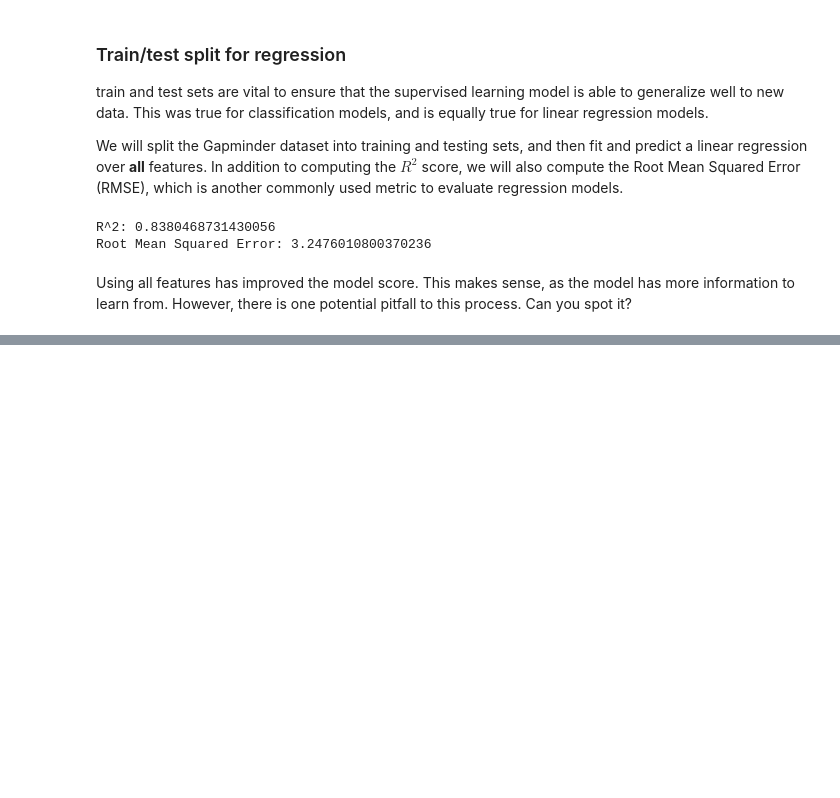
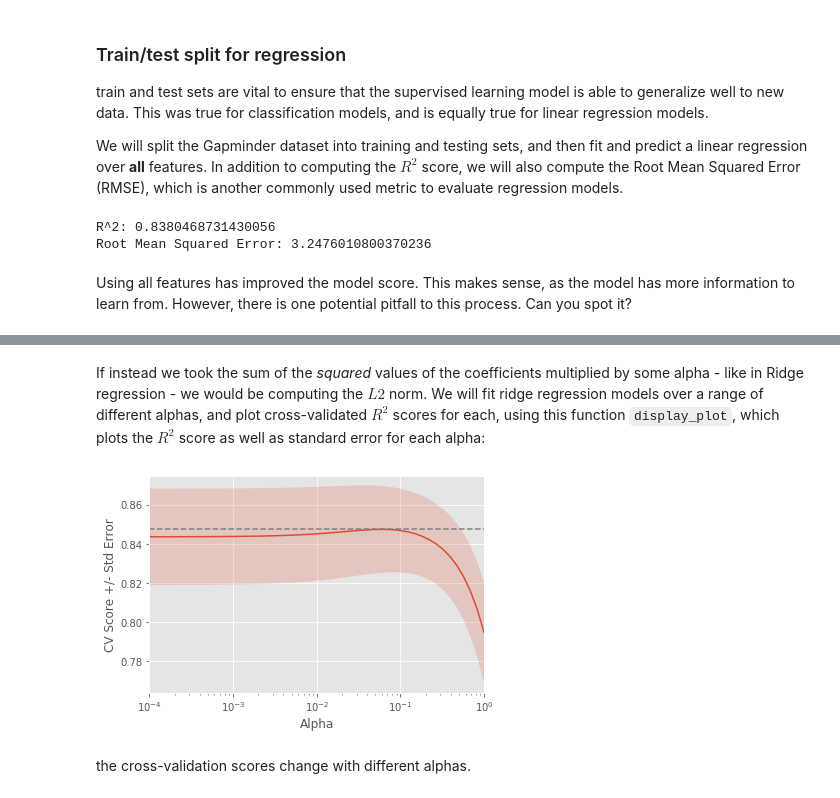
Before and after one commit to VictorOmondi1997/Supervised-Learning-with-scikit-learn, a Jupyter notebook: Supervised Learning with scikit-learn.ipynb, the cells around one changed output, grey strips where cells are left out. Saved outputs shown, nothing was run; the diff lists cells and outputs as text; code cells hidden in the pictures; blank space fills up the shorter version.

Commit message:
Fine-tuning model

```diff
--- a/Supervised Learning with scikit-learn.ipynb
+++ b/Supervised Learning with scikit-learn.ipynb
@@ -824,0 +996,48 @@ Using all features has improved the model score. This makes sense, as the model
+# %%
+def display_plot(cv_scores, cv_scores_std):
+    """plots the R^2 score as well as standard error for each alpha"""
+    fig = plt.figure()
+    ax = fig.add_subplot(1,1,1)
+    ax.plot(alpha_space_gapminder, cv_scores)
+
+    std_error = cv_scores_std / np.sqrt(10)
+
+    ax.fill_between(alpha_space_gapminder, cv_scores + std_error, cv_scores - std_error, alpha=0.2)
+    ax.set_ylabel('CV Score +/- Std Error')
+    ax.set_xlabel('Alpha')
+    ax.axhline(np.max(cv_scores), linestyle='--', color='.5')
+    ax.set_xlim([alpha_space_gapminder[0], alpha_space_gapminder[-1]])
+    ax.set_xscale('log')
+    plt.show()
+# %% [markdown]
+If instead we took the sum of the _squared_ values of the coefficients multiplied by some alpha - like in Ridge regression - we would be computing the $L2$ norm. We will fit ridge regression models over a range of different alphas, and plot cross-validated $R^2$ scores for each, using this function `display_plot`, which plots the $R^2$ score as well as standard error for each alpha:
+# %%
+# Setup the array of alphas and lists to store scores
+alpha_space_gapminder = np.logspace(-4, 0, 50)
+ridge_scores_gapminder = []
+ridge_scores_std_gapminder = []
+
+# Create a ridge regressor: ridge
+ridge_gapminder = Ridge(normalize=True)
+
+# Compute scores over range of alphas
+for alpha in alpha_space_gapminder:
+
+    # Specify the alpha value to use: ridge.alpha
+    ridge_gapminder.alpha = alpha
+
+    # Perform 10-fold CV: ridge_cv_scores
+    ridge_cv_scores_gapminder = cross_val_score(ridge_gapminder, X_gapminder, y_gapminder, cv=10)
+
+    # Append the mean of ridge_cv_scores to ridge_scores
+    ridge_scores_gapminder.append(np.mean(ridge_cv_scores_gapminder))
+
+    # Append the std of ridge_cv_scores to ridge_scores_std
+    ridge_scores_std_gapminder.append(np.std(ridge_cv_scores_gapminder))
+
+# Display the plot
+display_plot(ridge_scores_gapminder, ridge_scores_std_gapminder)
+# %% [output]
+[figure, added]
+# %% [markdown]
+the cross-validation scores change with different alphas.
```
Also changed, not shown: parts of 25 cells of this notebook.
